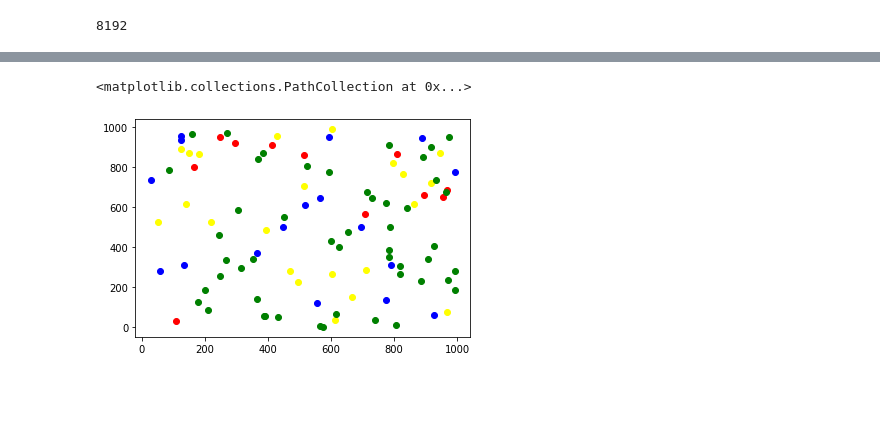
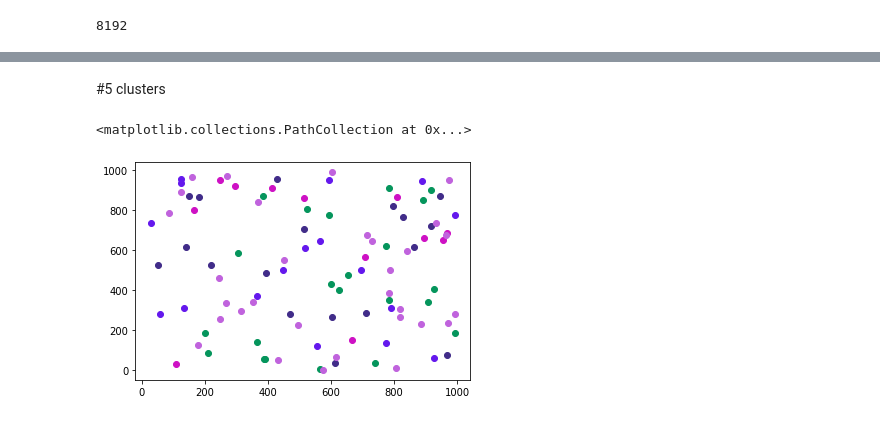
Before and after one commit to massinoLight/ProjetNedra, a Jupyter notebook: projetNedra.ipynb, the cells around one changed output, grey strips where cells are left out. Cells and saved outputs as stored; diff of their text form; code cells hidden in the pictures; blank space fills up the shorter version.

```diff
--- a/projetNedra.ipynb
+++ b/projetNedra.ipynb
@@ -225,7 +226,7 @@ def input_fn():
   return tf.compat.v1.train.limit_epochs(
       tf.convert_to_tensor(result_cnn, dtype=tf.float32), num_epochs=1)
 
-num_clusters = 5
+num_clusters = 32
 kmeans = tf.compat.v1.estimator.experimental.KMeans(
     num_clusters=num_clusters, use_mini_batch=False)
 
@@ -315,0 +287,9 @@ for i, point in enumerate(points):
+# %%
+import matplotlib.pyplot as plt
+import random
+
+number_of_colors = 32
+
+color = ["#"+''.join([random.choice('0123456789ABCDEF') for j in range(6)])
+             for i in range(number_of_colors)]
+print(color)
@@ -316,9 +347,11 @@ for i, point in enumerate(points):
+# %% [markdown]
+#5 clusters
 # %%
-pyplot.scatter(x_c1, y_c1, c = 'red')
-pyplot.scatter(x_c2, y_c2, c = 'yellow')
-pyplot.scatter(x_c3, y_c3, c = 'blue')
-pyplot.scatter(x_c4, y_c4, c = 'green')
-pyplot.scatter(x_c5, y_c5, c = 'green')
+pyplot.scatter(x_c1, y_c1, c = color[0])
+pyplot.scatter(x_c2, y_c2, c = color[1])
+pyplot.scatter(x_c3, y_c3, c = color[2])
+pyplot.scatter(x_c4, y_c4, c = color[3])
+pyplot.scatter(x_c5, y_c5, c = color[4])
 # %% [output]
 <matplotlib.collections.PathCollection at 0x...>
-[figure, old version]
+[figure, new version]
```
Also changed, not shown: parts of 9 cells of this notebook.
